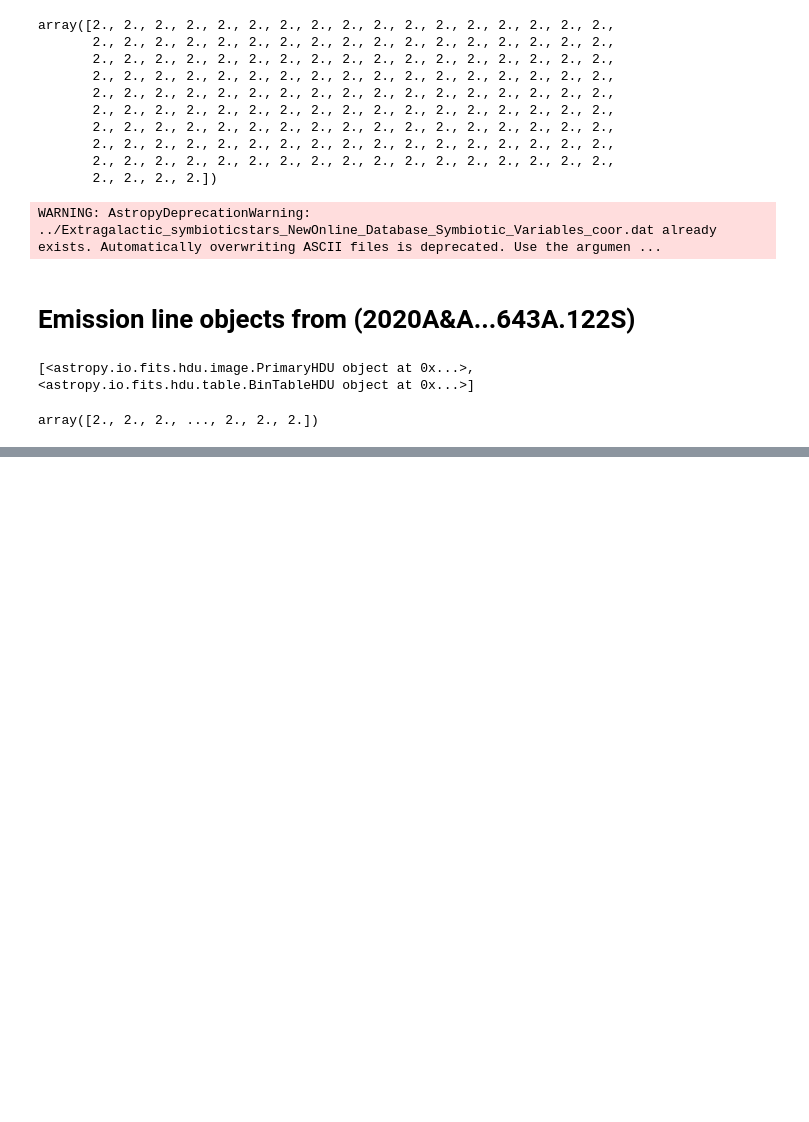
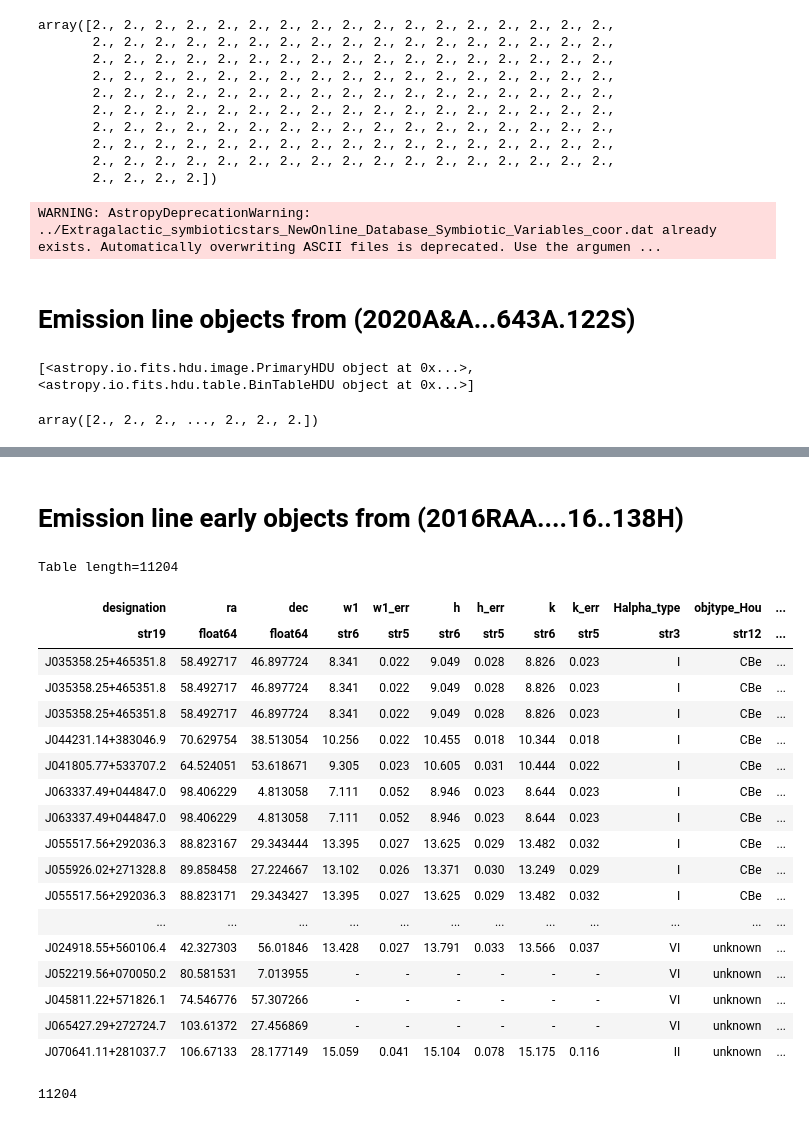
Before and after one commit to AngelGSoto/python-notebooks, a Jupyter notebook: Coorninate only.ipynb, the cells around one changed output, grey strips where cells are left out. Cells and saved outputs as stored; diff of their text form; code cells hidden in the pictures; blank space fills up the shorter version.

```diff
--- a/Coorninate only.ipynb
+++ b/Coorninate only.ipynb
@@ -203,0 +241,31 @@ table4.write(asciifile4, format="ascii.commented_header", delimiter=',')
+# %% [markdown]
+# Emission line early objects from (2016RAA....16..138H)
+# %%
+tab6 = Table.read("../HouEmission2016/CATALOGUE_final.txt", format="ascii")
+tab6
+# %% [output]
+Table length=11204
+| designation | ra | dec | w1 | w1_err | h | h_err | k | k_err | Halpha_type | objtype_Hou | ... |
+| str19 | float64 | float64 | str6 | str5 | str6 | str5 | str6 | str5 | str3 | str12 | ... |
+| J035358.25+465351.8 | 58.492717 | 46.897724 | 8.341 | 0.022 | 9.049 | 0.028 | 8.826 | 0.023 | I | CBe | ... |
+| J035358.25+465351.8 | 58.492717 | 46.897724 | 8.341 | 0.022 | 9.049 | 0.028 | 8.826 | 0.023 | I | CBe | ... |
+| J035358.25+465351.8 | 58.492717 | 46.897724 | 8.341 | 0.022 | 9.049 | 0.028 | 8.826 | 0.023 | I | CBe | ... |
+| J044231.14+383046.9 | 70.629754 | 38.513054 | 10.256 | 0.022 | 10.455 | 0.018 | 10.344 | 0.018 | I | CBe | ... |
+| J041805.77+533707.2 | 64.524051 | 53.618671 | 9.305 | 0.023 | 10.605 | 0.031 | 10.444 | 0.022 | I | CBe | ... |
+| J063337.49+044847.0 | 98.406229 | 4.813058 | 7.111 | 0.052 | 8.946 | 0.023 | 8.644 | 0.023 | I | CBe | ... |
+| J063337.49+044847.0 | 98.406229 | 4.813058 | 7.111 | 0.052 | 8.946 | 0.023 | 8.644 | 0.023 | I | CBe | ... |
+| J055517.56+292036.3 | 88.823167 | 29.343444 | 13.395 | 0.027 | 13.625 | 0.029 | 13.482 | 0.032 | I | CBe | ... |
+| J055926.02+271328.8 | 89.858458 | 27.224667 | 13.102 | 0.026 | 13.371 | 0.030 | 13.249 | 0.029 | I | CBe | ... |
+| J055517.56+292036.3 | 88.823171 | 29.343427 | 13.395 | 0.027 | 13.625 | 0.029 | 13.482 | 0.032 | I | CBe | ... |
+| ... | ... | ... | ... | ... | ... | ... | ... | ... | ... | ... | ... |
+| J024918.55+560106.4 | 42.327303 | 56.01846 | 13.428 | 0.027 | 13.791 | 0.033 | 13.566 | 0.037 | VI | unknown | ... |
+| J052219.56+070050.2 | 80.581531 | 7.013955 | - | - | - | - | - | - | VI | unknown | ... |
+| J045811.22+571826.1 | 74.546776 | 57.307266 | - | - | - | - | - | - | VI | unknown | ... |
+| J065427.29+272724.7 | 103.61372 | 27.456869 | - | - | - | - | - | - | VI | unknown | ... |
+| J070641.11+281037.7 | 106.67133 | 28.177149 | 15.059 | 0.041 | 15.104 | 0.078 | 15.175 | 0.116 | II | unknown | ... |
+# %%
+n6 = len(tab6["ra"])
+sep6 = np.linspace(2.0, 2.0, num=n6)
+len(sep6)
+# %% [output]
+11204
```
Also changed, not shown: parts of 8 cells of this notebook, 2 other files.
